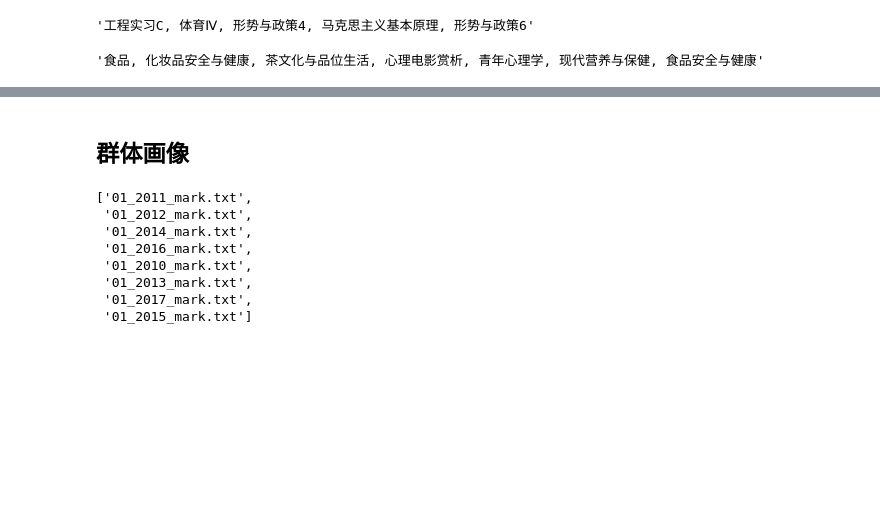
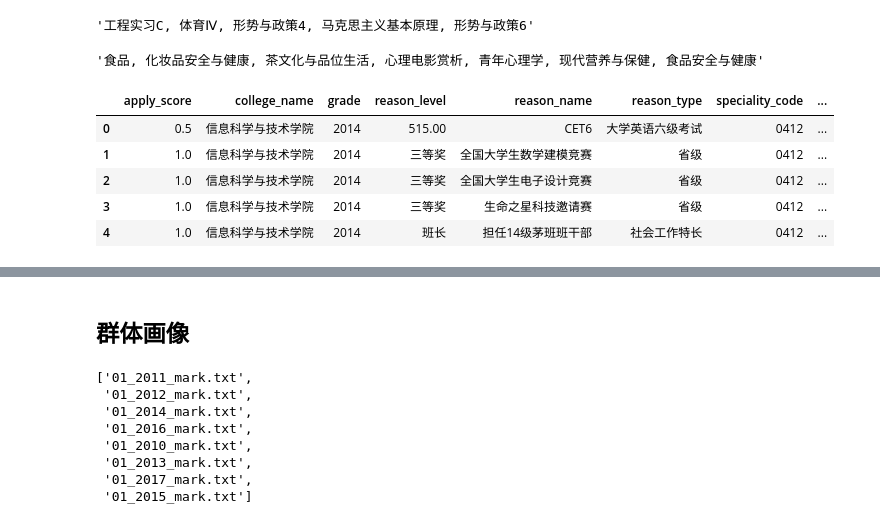
Before and after one commit to mycodefarm/notebook, a Jupyter notebook: mark-005-studenta.ipynb, the cells around one changed output, grey strips where cells are left out. Drawn from its saved outputs; the diff is of its cells as text; code cells hidden in the pictures; blank space fills up the shorter version.

```diff
--- a/mark-005-studenta.ipynb
+++ b/mark-005-studenta.ipynb
@@ -96,3 +97,15 @@ wd = WordCloud(font_path="/home/jimo/workspace/Git/great-design/kill-student-ser
 ", ".join(wd.process_text(text).keys())
 # %% [output]
 '食品, 化妆品安全与健康, 茶文化与品位生活, 心理电影赏析, 青年心理学, 现代营养与保健, 食品安全与健康'
+# %%
+sql = "select student_name,college_name,speciality_code,speciality_name,grade,reason_type,reason_name,reason_level ,apply_score  \
+ from view_my_score_add_apply where student_id='2014112323'"
+df = jutil.load_pd_df(sql)
+df.head()
+# %% [output]
+|  | apply_score | college_name | grade | reason_level | reason_name | reason_type | speciality_code | ... |
+| 0 | 0.5 | 信息科学与技术学院 | 2014 | 515.00 | CET6 | 大学英语六级考试 | 0412 | ... |
+| 1 | 1.0 | 信息科学与技术学院 | 2014 | 三等奖 | 全国大学生数学建模竞赛 | 省级 | 0412 | ... |
+| 2 | 1.0 | 信息科学与技术学院 | 2014 | 三等奖 | 全国大学生电子设计竞赛 | 省级 | 0412 | ... |
+| 3 | 1.0 | 信息科学与技术学院 | 2014 | 三等奖 | 生命之星科技邀请赛 | 省级 | 0412 | ... |
+| 4 | 1.0 | 信息科学与技术学院 | 2014 | 班长 | 担任14级茅班班干部 | 社会工作特长 | 0412 | ... |
```
Also changed, not shown: parts of 11 cells of this notebook.
